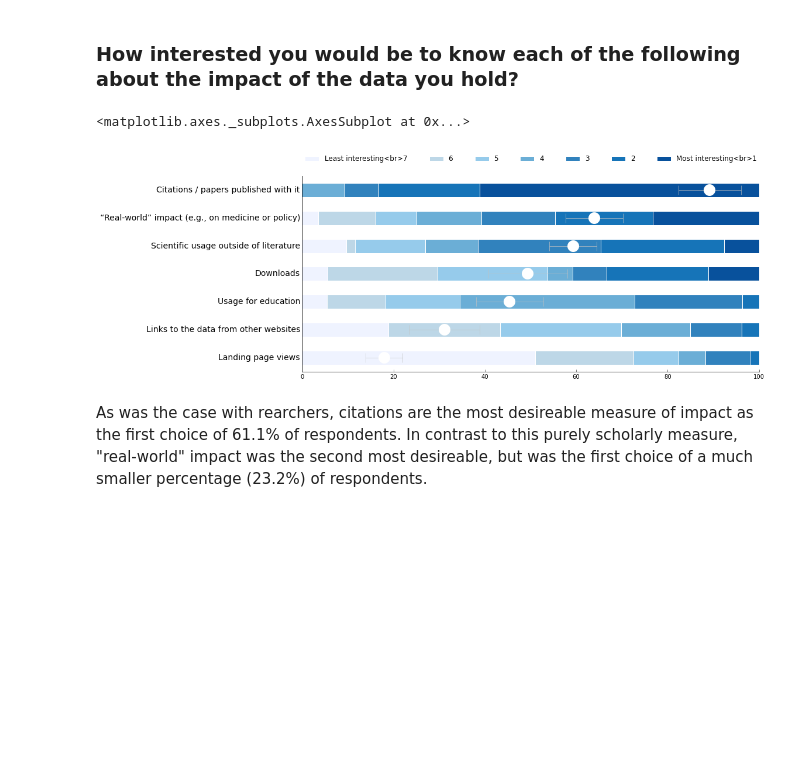
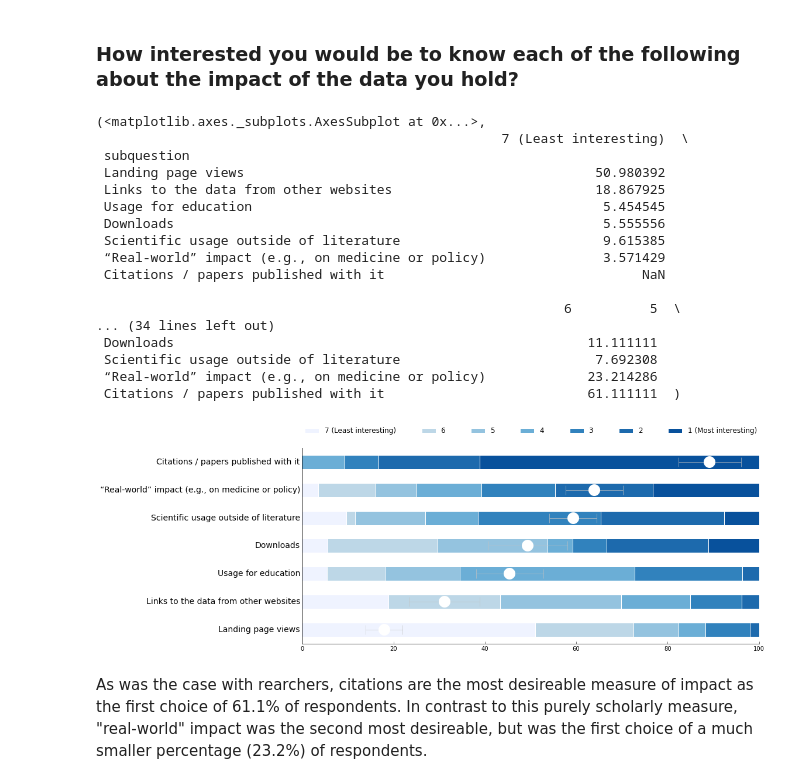
Before and after one commit to JEK-III/MDCSurvey, a Jupyter notebook: Making Data Count.ipynb, the cells around one changed output. Drawn from its saved outputs; the diff is of its cells as text; code cells hidden in the pictures; blank space fills up the shorter version.

```diff
--- a/Making Data Count.ipynb
+++ b/Making Data Count.ipynb
@@ -22,7 +22,9 @@ pylab.rcParams['figure.figsize'] = (14.0, 6.0)
 COLORS = ['#eff3ff', '#bdd7e7', '#6baed6', '#3182bd', '#08519c']
 FOUR_COLOR = ['#eff3ff', '#bdd7e7', '#3182bd', '#08519c']
 THREE_COLOR = ['#eff3ff', '#6baed6', '#08519c']
-SEVEN_COLOR = ['#eff3ff', '#bdd7e7', '#96cbeb', '#6baed6', '#3182bd', '#1674b8', '#08519c']
+SEVEN_COLOR = ['#eff3ff', '#bdd7e7', '#94c3df', '#6baed6', '#3182bd', '#1d6aad', '#08519c']
+#SEVEN_COLOR = ['#ffffff', '#cedceb', '#9cb9d7', '#6b97c4', '#3974b0', '#08519c', '#06417d']
+
 BAR_COLOR = '#949494'
 # %% [markdown]
 Scheme to consolidate subdisciplines
@@ -159,5 +161,5 @@ def graph_likert(questions, answers, colors=COLORS):
     fig.spines['right'].set_visible(False)
     fig.set_ylabel('')
 
-    return fig #, collected_counts
+    return fig , collected_counts
 # %%
@@ -538,12 +619,28 @@ graph_likert(responses['How interested you would be to know each of the followin
 # %% [markdown]
 ### How interested you would be to know each of the following about the impact of the data you hold?
 # %%
-INTEREST_LEVELS_SEVEN = ['Least interesting<br>7', '6', '5', '4', '3', '2', 'Most interesting<br>1']
+INTEREST_LEVELS_SEVEN = ['7 (Least interesting)', '6', '5', '4', '3', '2', '1 (Most interesting)']
 graph_likert(responses['How interested you would be to know each of the following about the <strong>impact</strong> of the data you hold?<br><em>Please rank items from most to least interesting.</em>'],
              INTEREST_LEVELS_SEVEN, colors=SEVEN_COLOR)
 # %% [output]
-<matplotlib.axes._subplots.AxesSubplot at 0x...>
+(<matplotlib.axes._subplots.AxesSubplot at 0x...>,
+                                                    7 (Least interesting)  \
+ subquestion
+ Landing page views                                             50.980392
+ Links to the data from other websites                          18.867925
+ Usage for education                                             5.454545
+ Downloads                                                       5.555556
+ Scientific usage outside of literature                          9.615385
+ “Real-world” impact (e.g., on medicine or policy)               3.571429
+ Citations / papers published with it                                 NaN
+
+                                                            6          5  \
+... (34 lines left out)
+ Downloads                                                     11.111111
+ Scientific usage outside of literature                         7.692308
+ “Real-world” impact (e.g., on medicine or policy)             23.214286
+ Citations / papers published with it                          61.111111  )
-[figure, old version]
+[figure, new version]
 # %% [markdown]
 As was the case with rearchers, citations are the most desireable measure of impact as the first choice of 61.1% of respondents. In contrast to this purely scholarly measure, "real-world" impact was the second most desireable, but was the first choice of a much smaller percentage (23.2%) of respondents.
 # %% [markdown]
```
Also changed, not shown: parts of 15 cells of this notebook, 2 other files.
